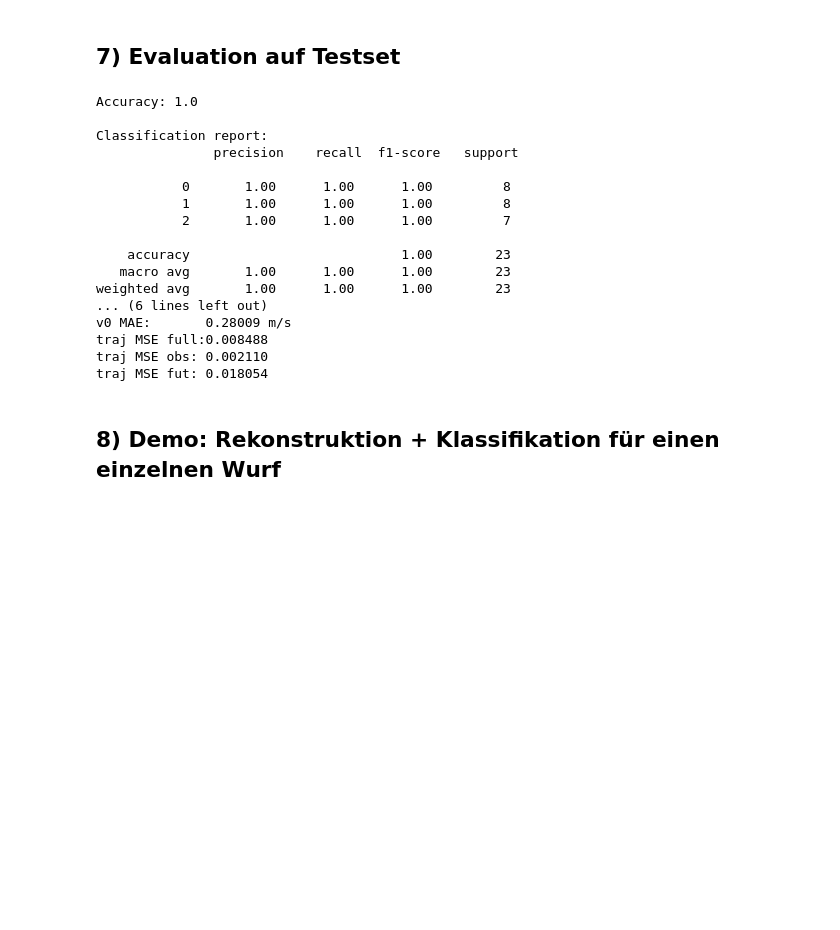
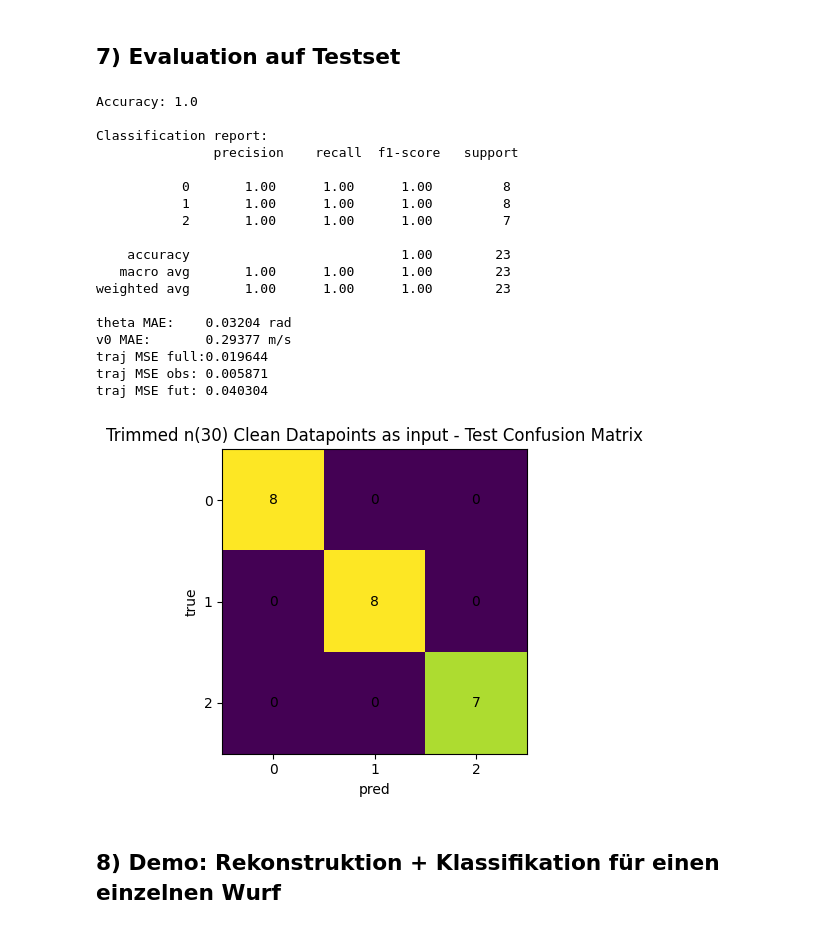
Before and after one commit to lucaa-smn/BA-Thesis, a Jupyter notebook: multitask_pinn.ipynb, the cells around one changed output. Drawn from its saved outputs; the diff is of its cells as text; code cells hidden in the pictures; blank space fills up the shorter version.

Commit message:
aktuelle Modelle und to-dos für schriftliche Arbeit

```diff
--- a/multitask_pinn.ipynb
+++ b/multitask_pinn.ipynb
@@ -558,8 +557,44 @@ for k in ["total","data","phys","ic","cls"]:
 # %% [markdown]
 ## 7) Evaluation auf Testset
 # %%
+def plot_confusion_matrix(cm, title="Confusion Matrix", ax=None):
+    """
+    Plottet eine Confusion Matrix wie im Screenshot (imshow + Zahlen),
+    mit frei übergebbarem Titel.
+    """
+    if ax is None:
+        fig, ax = plt.subplots(figsize=(5, 4))
+    else:
+        fig = ax.figure
+
+    im = ax.imshow(cm, interpolation="nearest")  # Standard-Colormap wie im Screenshot
+
+    # Achsenbeschriftungen
+    ax.set_title(title)
+    ax.set_xlabel("pred")
+    ax.set_ylabel("true")
+
+    # Ticks 0..C-1
+    C = cm.shape[0]
+    ax.set_xticks(np.arange(C))
+    ax.set_yticks(np.arange(C))
+    ax.set_xticklabels([str(i) for i in range(C)])
+    ax.set_yticklabels([str(i) for i in range(C)])
+
+    # Zahlen in die Zellen
+    for i in range(C):
+        for j in range(C):
+            ax.text(j, i, str(int(cm[i, j])), ha="center", va="center", color="black")
+
+    # verhindert abgeschnittene Achsen bei manchen Backends
+    ax.set_ylim(C - 0.5, -0.5)
+
+    fig.tight_layout()
+    return fig, ax
+
+
 @torch.no_grad()
-def evaluate(loader, model):
+def evaluate(loader, model, titel):
     model.eval()
     y_true, y_pred = [], []
     theta_true, theta_pred = [], []
@@ -599,40 +634,45 @@ def evaluate(loader, model):
         mse_obs, mse_future = compute_mse_obs_future(out["xy_hat"], xy_full, n_obs=n_obs)
         mse_obs_list.append(mse_obs)
         mse_future_list.append(mse_future)
 
     acc = accuracy_score(y_true, y_pred)
     print("Accuracy:", acc)
     print("\nClassification report:\n", classification_report(y_true, y_pred))
-    print("Confusion matrix:\n", confusion_matrix(y_true, y_pred))
+    plot_confusion_matrix(
+        confusion_matrix(y_true, y_pred),
+        title=titel
+    )
 
     theta_mae = np.mean(np.abs(np.array(theta_pred) - np.array(theta_true)))
     v0_mae = np.mean(np.abs(np.array(v0_pred) - np.array(v0_true)))
     print(f"theta MAE:    {theta_mae:.5f} rad")
     print(f"v0 MAE:       {v0_mae:.5f} m/s")
     print(f"traj MSE full:{np.mean(mse_full_list):.6f}")
     print(f"traj MSE obs: {np.mean(mse_obs_list):.6f}")
     print(f"traj MSE fut: {np.nanmean(mse_future_list):.6f}")
 
 
-evaluate(test_loader, model)
+evaluate(test_loader, model, titel="Trimmed n(30) Clean Datapoints as input - Test Confusion Matrix")
 # %% [output]
 Accuracy: 1.0
 
 Classification report:
                precision    recall  f1-score   support
 
            0       1.00      1.00      1.00         8
            1       1.00      1.00      1.00         8
            2       1.00      1.00      1.00         7
 
     accuracy                           1.00        23
    macro avg       1.00      1.00      1.00        23
 weighted avg       1.00      1.00      1.00        23
-... (6 lines left out)
-v0 MAE:       0.28009 m/s
-traj MSE full:0.008488
-traj MSE obs: 0.002110
-traj MSE fut: 0.018054
+
+theta MAE:    0.03204 rad
+v0 MAE:       0.29377 m/s
+traj MSE full:0.019644
+traj MSE obs: 0.005871
+traj MSE fut: 0.040304
+[figure, added]
 # %% [markdown]
 ## 8) Demo: Rekonstruktion + Klassifikation für einen einzelnen Wurf
 # %%
```
Also changed, not shown: parts of 12 cells of this notebook, 2 other files.
